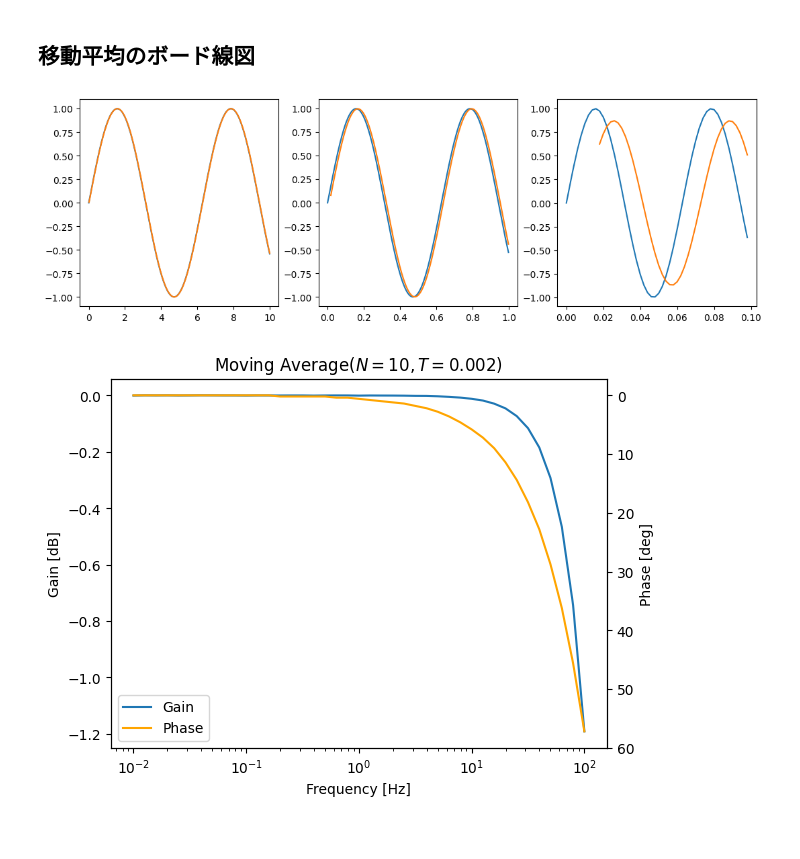
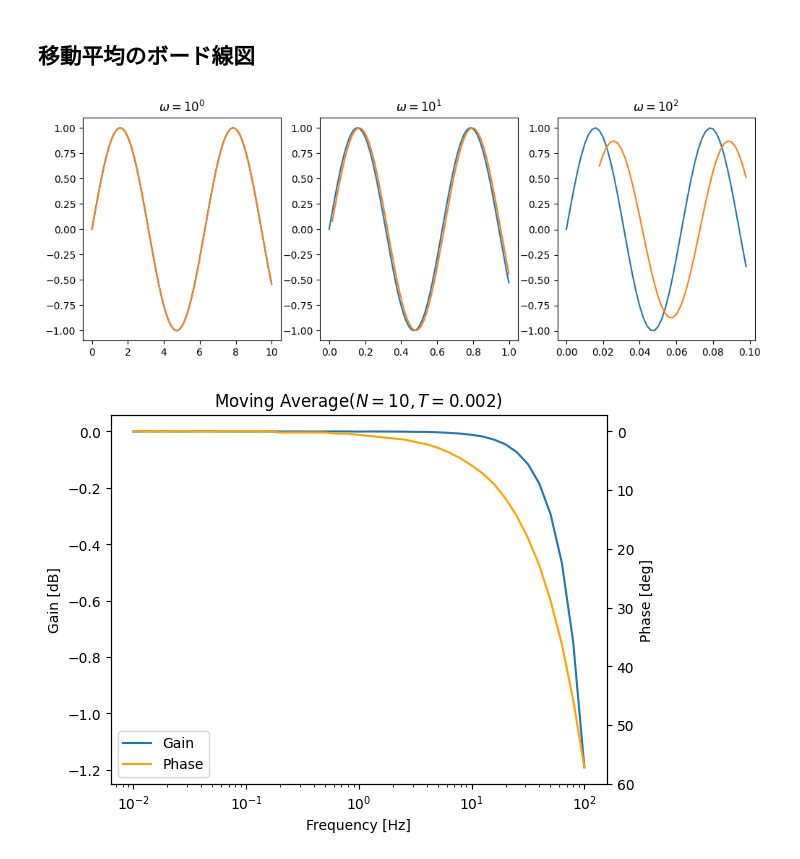
Before and after one commit to teruyamato0731/pid-simulation, a Jupyter notebook: bode_ave.ipynb, the cells around one changed output. Saved outputs shown, nothing was run; the diff lists cells and outputs as text; code cells hidden in the pictures.

```diff
--- a/bode_ave.ipynb
+++ b/bode_ave.ipynb
@@ -57,35 +57,36 @@ def f(exp, N, dt):
 [amp, gain, theta] = f(exp, N, dt)
 
 def example():
-  fig, axes = plt.subplots(1, 3, figsize=(12+1, 4))
+  fig, axes = plt.subplots(1, 3, figsize=(12, 4))
   for i in range(3):
     t = np.arange(0, 10**(1-i), dt)
     fs = np.sin(t * 10**i)
     y = calc_average(fs, N)
+    axes[i].set_title(rf"$\omega = 10^{{{i}}}$")
     axes[i].plot(t, fs, label="Input")
     axes[i].plot(t, y, label="Output")
   plt.show()
 example()
 
 plt.figure()
 plt.title(rf"Moving Average($N={N},T={dt}$)")
 plt.gca().set_xscale('log')
 # plt.plot(exp, amp, label="amp")
 plt.plot(exp, gain, label="Gain")
 plt.xlabel("Frequency [Hz]")
 plt.ylabel("Gain [dB]")
 
 ax = plt.gca()
 ax2 = plt.gca().twinx()
 ax2.plot(exp, theta, label="Phase", color="orange")
 ax2.set_ylabel("Phase [deg]")
 ax2.invert_yaxis()
 
 h1, l1 = ax.get_legend_handles_labels()
 h2, l2 = ax2.get_legend_handles_labels()
 ax.legend(h1+h2, l1+l2, loc="lower left")
 
 plt.show()
 # %% [output]
-[figure, old version]
+[figure, new version]
 [figure]
```
Also changed, not shown: 1 other file.
